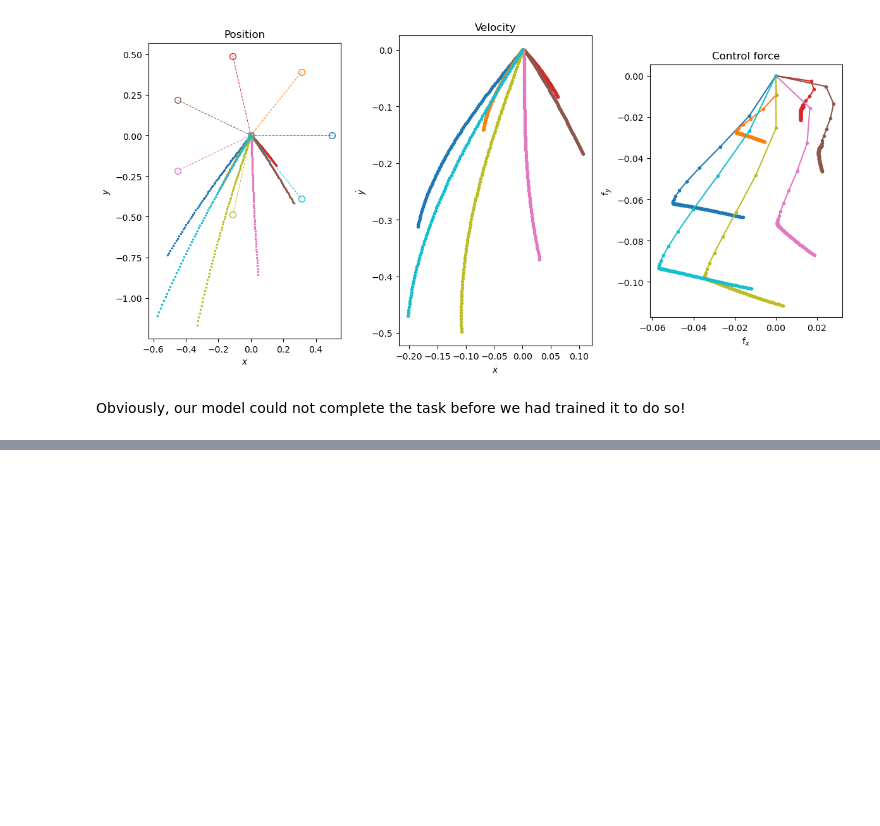
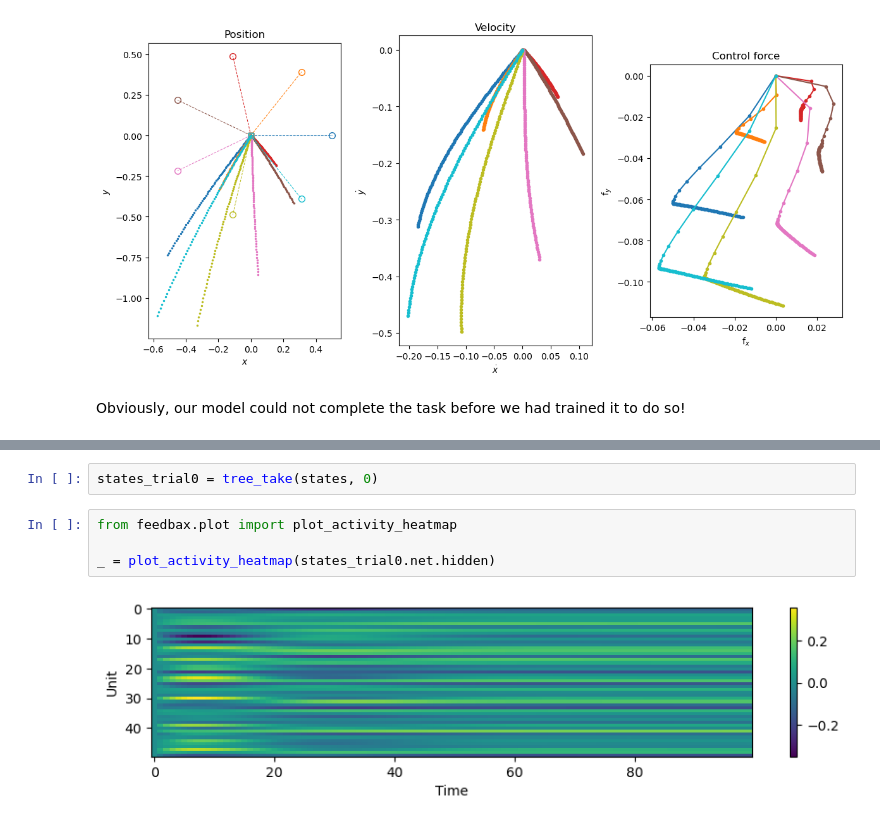
Before and after one commit to mlprt/feedbax, a Jupyter notebook: examples/0_train_simple.ipynb, the cells around one changed output, grey strips where cells are left out. Drawn from its saved outputs; the diff is of its cells as text; blank space fills up the shorter version.

```diff
--- a/examples/0_train_simple.ipynb
+++ b/examples/0_train_simple.ipynb
@@ -127,0 +183,8 @@ Evaluate a single model from the ensemble, then use `plot_activity_heatmap`, `pl
+# %%
+states_trial0 = tree_take(states, 0)
+# %%
+from feedbax.plot import plot_activity_heatmap
+
+_ = plot_activity_heatmap(states_trial0.net.hidden)
+# %% [output]
+[figure, added]
```
Also changed, not shown: parts of 14 cells of this notebook, 10 other files.
